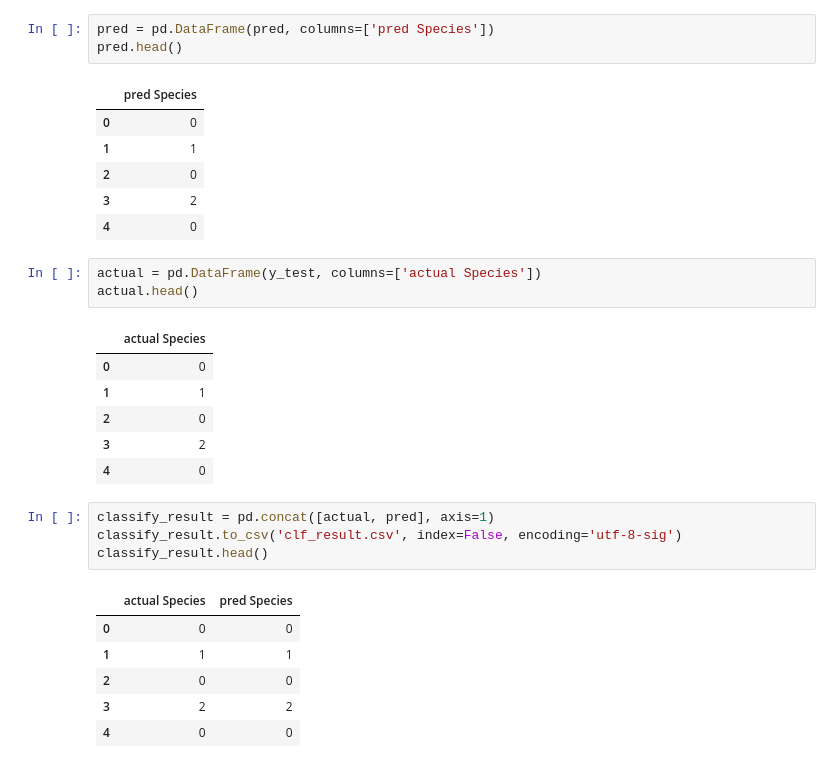
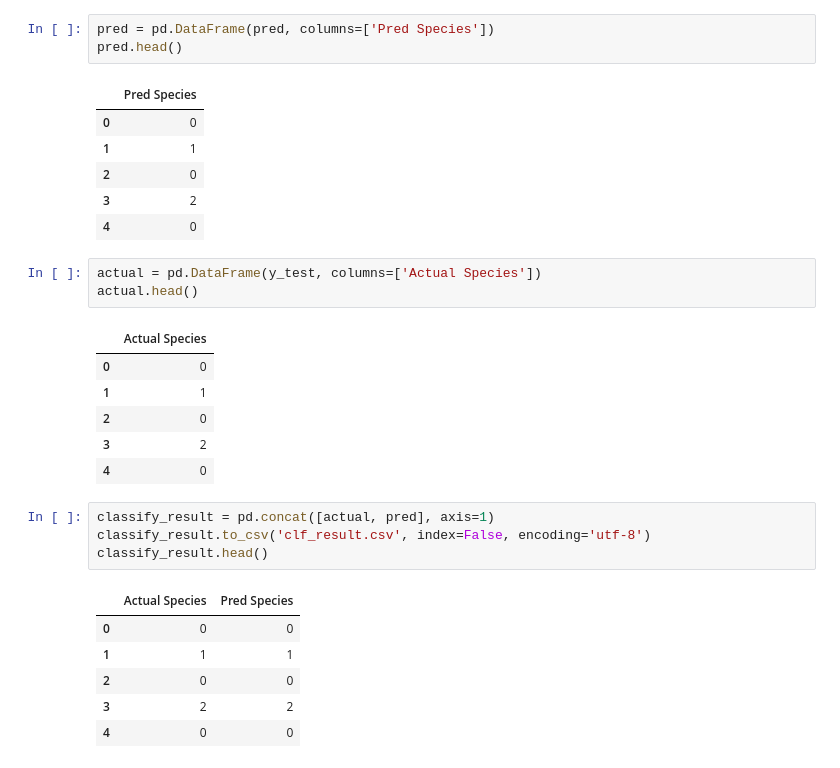
Before and after one commit to bsmoon-86/ubion-code, a Jupyter notebook: 05_분류분석.ipynb, the cells around one changed output. Cells and saved outputs as stored; diff of their text form.

```diff
--- a/05_분류분석.ipynb
+++ b/05_분류분석.ipynb
@@ -112,18 +118,18 @@ print('의사결정나무(교차검증 후) 예측 정확도: {0:.5f}'.format(ac
 # %%
-pred = pd.DataFrame(pred, columns=['pred Species'])
+pred = pd.DataFrame(pred, columns=['Pred Species'])
 pred.head()
 # %% [output]
-|  | pred Species |
+|  | Pred Species |
 | 0 | 0 |
 | 1 | 1 |
 | 2 | 0 |
 | 3 | 2 |
 | 4 | 0 |
 # %%
-actual = pd.DataFrame(y_test, columns=['actual Species'])
+actual = pd.DataFrame(y_test, columns=['Actual Species'])
 actual.head()
 # %% [output]
-|  | actual Species |
+|  | Actual Species |
 | 0 | 0 |
 | 1 | 1 |
 | 2 | 0 |
@@ -131,10 +137,10 @@ actual.head()
 | 4 | 0 |
 # %%
 classify_result = pd.concat([actual, pred], axis=1)
-classify_result.to_csv('clf_result.csv', index=False, encoding='utf-8-sig')
+classify_result.to_csv('clf_result.csv', index=False, encoding='utf-8')
 classify_result.head()
 # %% [output]
-|  | actual Species | pred Species |
+|  | Actual Species | Pred Species |
 | 0 | 0 | 0 |
 | 1 | 1 | 1 |
 | 2 | 0 | 0 |
```
Also changed, not shown: parts of 11 cells of this notebook, 16 other files.
